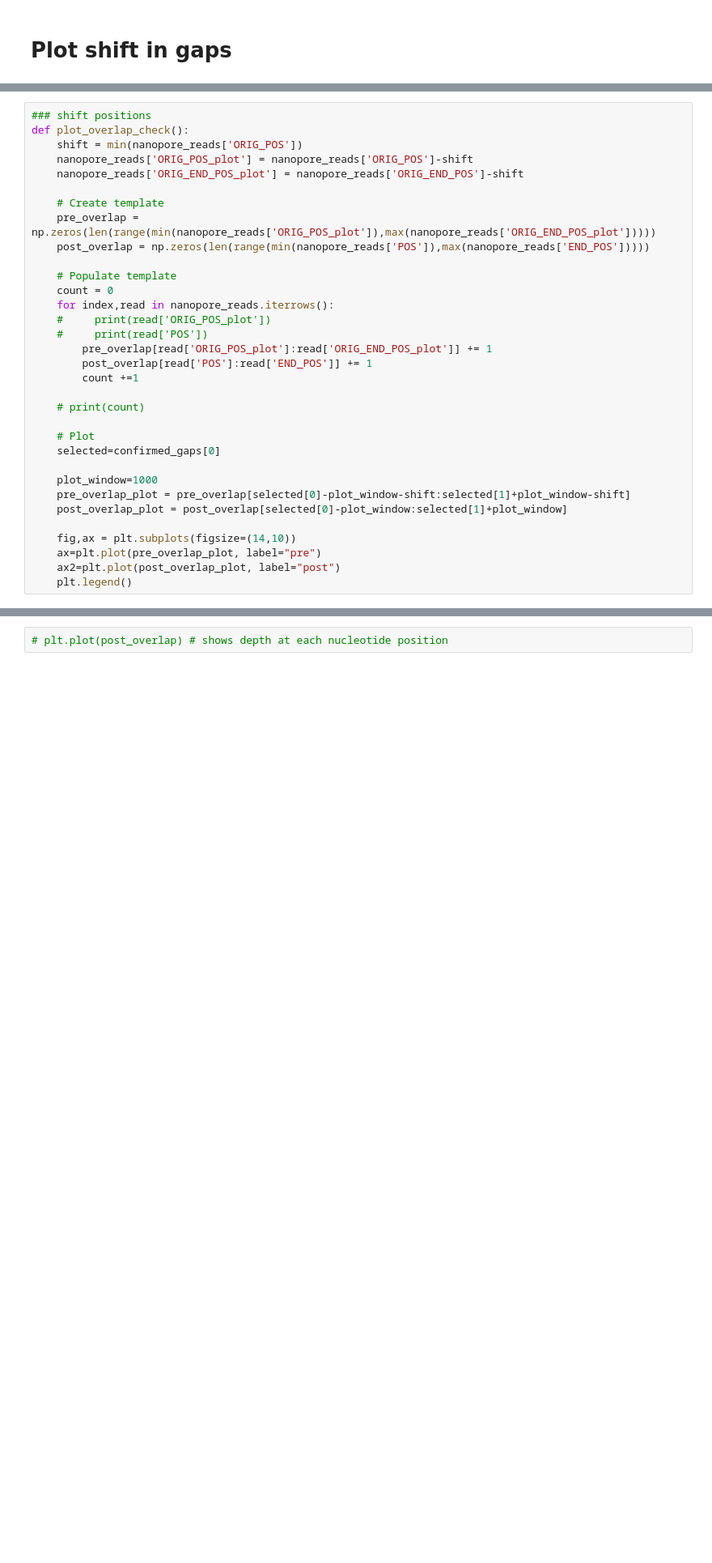
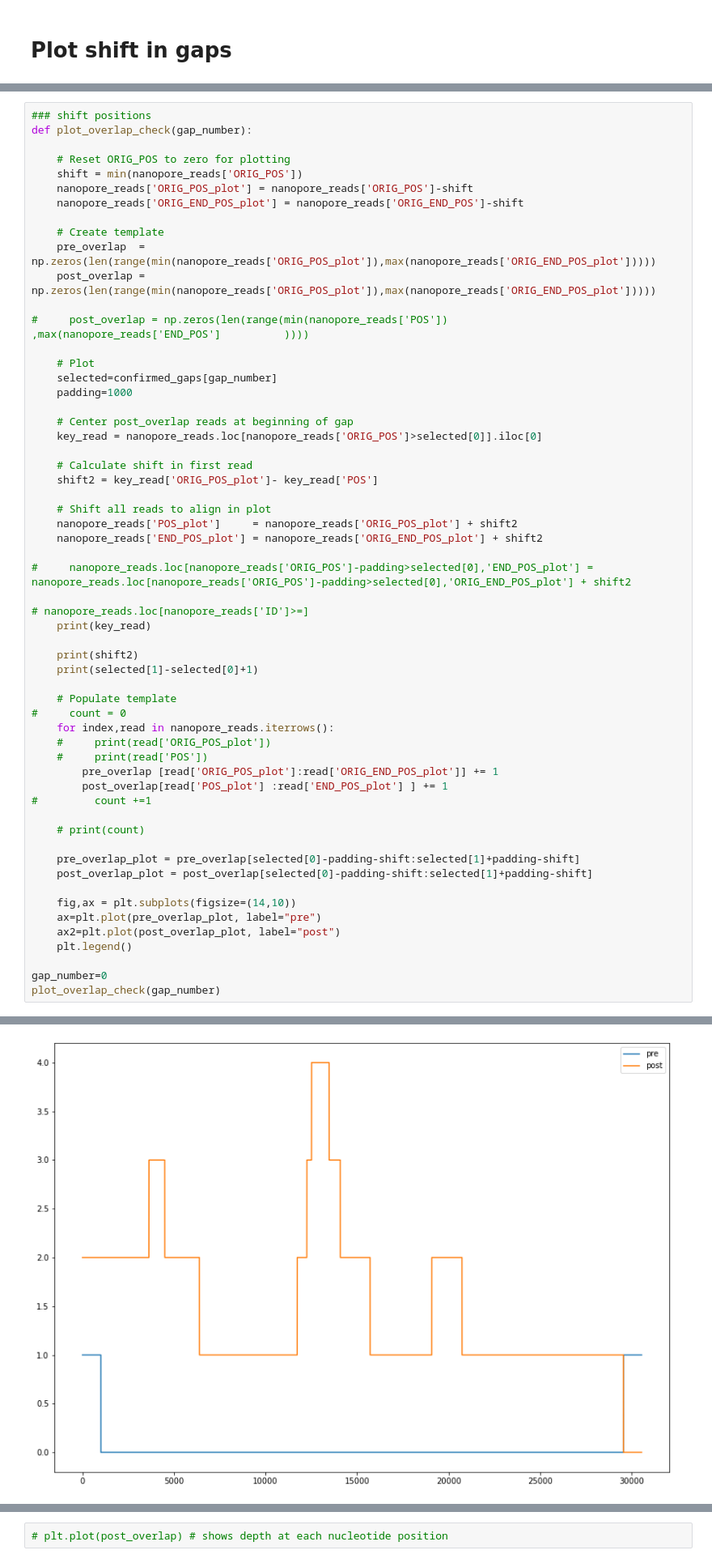
Before and after one commit to aretiandev/bioliquid-nanopore, a Jupyter notebook: 04_remove_gaps.ipynb, the cells around one changed output, grey strips where cells are left out. Shown at 81% size. Cells and saved outputs as stored; diff of their text form; blank space fills up the shorter version.

```diff
--- a/04_remove_gaps.ipynb
+++ b/04_remove_gaps.ipynb
@@ -299,33 +370,59 @@ for gap in confirmed_gaps:
 # %%
 ### shift positions
-def plot_overlap_check():
+def plot_overlap_check(gap_number):
+
+    # Reset ORIG_POS to zero for plotting
     shift = min(nanopore_reads['ORIG_POS'])
     nanopore_reads['ORIG_POS_plot'] = nanopore_reads['ORIG_POS']-shift
     nanopore_reads['ORIG_END_POS_plot'] = nanopore_reads['ORIG_END_POS']-shift
 
     # Create template
-    pre_overlap = np.zeros(len(range(min(nanopore_reads['ORIG_POS_plot']),max(nanopore_reads['ORIG_END_POS_plot']))))
-    post_overlap = np.zeros(len(range(min(nanopore_reads['POS']),max(nanopore_reads['END_POS']))))
+    pre_overlap  = np.zeros(len(range(min(nanopore_reads['ORIG_POS_plot']),max(nanopore_reads['ORIG_END_POS_plot']))))
+    post_overlap = np.zeros(len(range(min(nanopore_reads['ORIG_POS_plot']),max(nanopore_reads['ORIG_END_POS_plot']))))
+
+#     post_overlap = np.zeros(len(range(min(nanopore_reads['POS'])          ,max(nanopore_reads['END_POS']          ))))
+
+    # Plot
+    selected=confirmed_gaps[gap_number]
+    padding=1000
+
+    # Center post_overlap reads at beginning of gap
+    key_read = nanopore_reads.loc[nanopore_reads['ORIG_POS']>selected[0]].iloc[0]
+
+    # Calculate shift in first read
+    shift2 = key_read['ORIG_POS_plot']- key_read['POS']
+
+    # Shift all reads to align in plot
+    nanopore_reads['POS_plot']     = nanopore_reads['ORIG_POS_plot'] + shift2
+    nanopore_reads['END_POS_plot'] = nanopore_reads['ORIG_END_POS_plot'] + shift2
+
+#     nanopore_reads.loc[nanopore_reads['ORIG_POS']-padding>selected[0],'END_POS_plot'] = nanopore_reads.loc[nanopore_reads['ORIG_POS']-padding>selected[0],'ORIG_END_POS_plot'] + shift2
+
+# nanopore_reads.loc[nanopore_reads['ID']>=]
+    print(key_read)
+
+    print(shift2)
+    print(selected[1]-selected[0]+1)
 
     # Populate template
-    count = 0
+#     count = 0
     for index,read in nanopore_reads.iterrows():
     #     print(read['ORIG_POS_plot'])
     #     print(read['POS'])
-        pre_overlap[read['ORIG_POS_plot']:read['ORIG_END_POS_plot']] += 1
-        post_overlap[read['POS']:read['END_POS']] += 1
-        count +=1
+        pre_overlap [read['ORIG_POS_plot']:read['ORIG_END_POS_plot']] += 1
+        post_overlap[read['POS_plot'] :read['END_POS_plot'] ] += 1
+#         count +=1
 
     # print(count)
 
-    # Plot
-    selected=confirmed_gaps[0]
-
-    plot_window=1000
-    pre_overlap_plot = pre_overlap[selected[0]-plot_window-shift:selected[1]+plot_window-shift]
-    post_overlap_plot = post_overlap[selected[0]-plot_window:selected[1]+plot_window]
+    pre_overlap_plot = pre_overlap[selected[0]-padding-shift:selected[1]+padding-shift]
+    post_overlap_plot = post_overlap[selected[0]-padding-shift:selected[1]+padding-shift]
 
     fig,ax = plt.subplots(figsize=(14,10))
     ax=plt.plot(pre_overlap_plot, label="pre")
     ax2=plt.plot(post_overlap_plot, label="post")
     plt.legend()
+
+gap_number=0
+plot_overlap_check(gap_number)
+# %% [output]
@@ -331,0 +446 @@ def plot_overlap_check():
+[figure, added]
```
Also changed, not shown: parts of 8 cells of this notebook, 1 other file.
